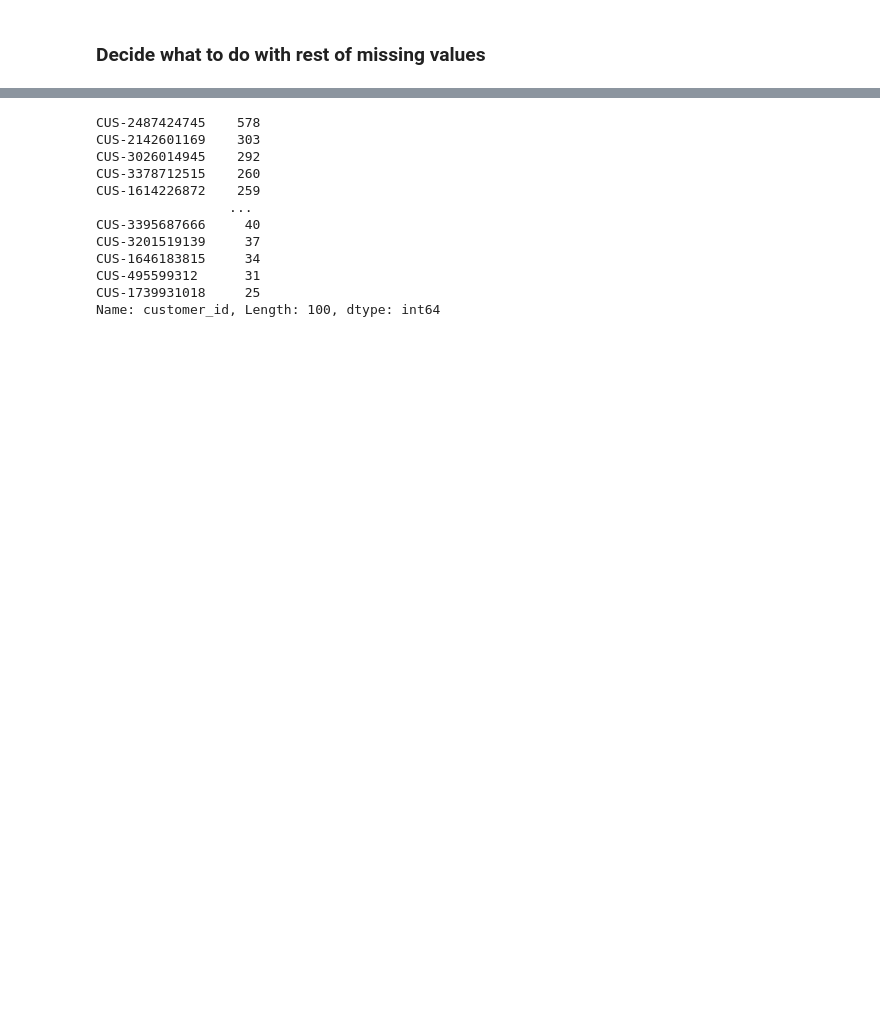
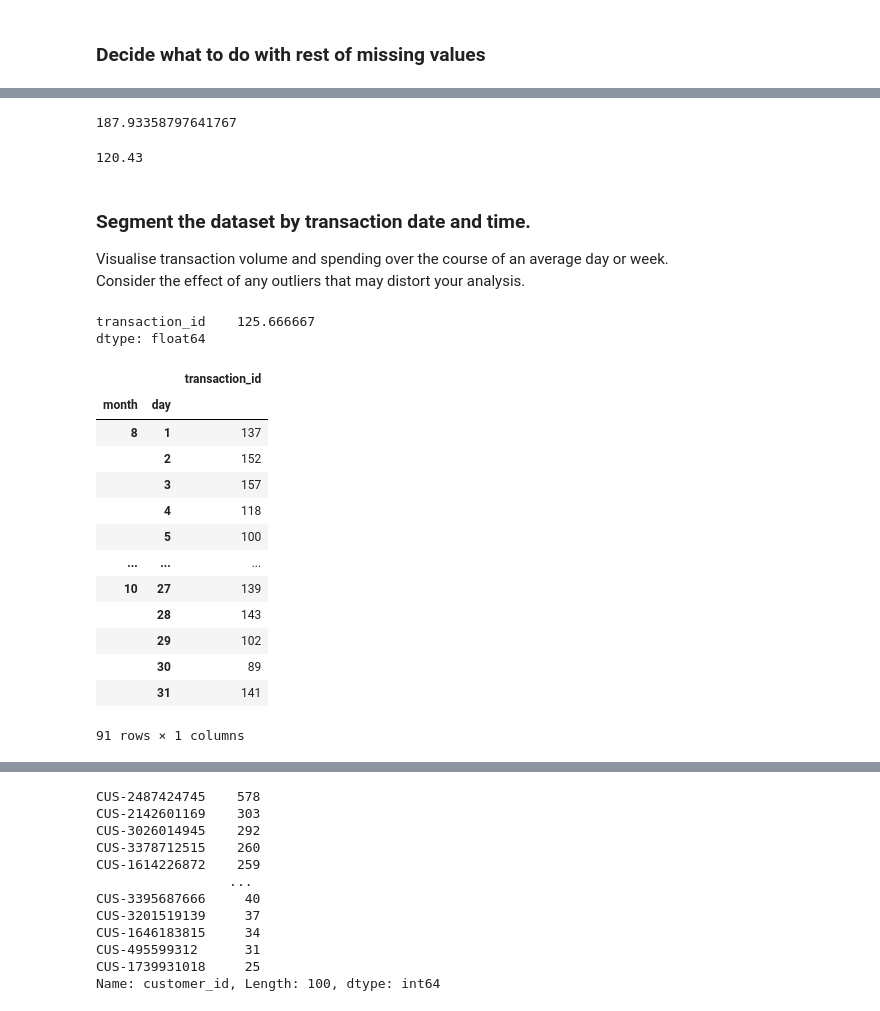
Before and after one commit to HHook/ANZ-virtual-internship, a Jupyter notebook: ANZ virtual internship EDA.ipynb, the cells around one changed output, grey strips where cells are left out. Drawn from its saved outputs; the diff is of its cells as text; code cells hidden in the pictures; blank space fills up the shorter version.

```diff
--- a/ANZ virtual internship EDA.ipynb
+++ b/ANZ virtual internship EDA.ipynb
@@ -235,0 +273,36 @@ df[['merchant_state', 'merchant_suburb', 'card_present_flag', 'merchant_long_lat
+# %%
+# Average transaction amount
+df['amount'].mean()
+# %% [output]
+187.93358797641767
+# %%
+# How many transactions do customers make each month, on average?
+df.groupby('customer_id')['transaction_id'].count().mean()
+# %% [output]
+120.43
+# %% [markdown]
+### Segment the dataset by transaction date and time.
+Visualise transaction volume and spending over the course of an average day or week.
+Consider the effect of any outliers that may distort your analysis.
+# %%
+df[df['day']==1].groupby(['month', 'day']).agg({'transaction_id':'size'}).mean()
+# %% [output]
+transaction_id    125.666667
+dtype: float64
+# %%
+df.groupby(['month', 'day']).agg({'transaction_id':'size'})
+# %% [output]
+|  |  | transaction_id |
+| month | day |  |
+| 8 | 1 | 137 |
+|  | 2 | 152 |
+|  | 3 | 157 |
+|  | 4 | 118 |
+|  | 5 | 100 |
+| ... | ... | ... |
+| 10 | 27 | 139 |
+|  | 28 | 143 |
+|  | 29 | 102 |
+|  | 30 | 89 |
+|  | 31 | 141 |
+91 rows × 1 columns
```
Also changed, not shown: parts of 12 cells of this notebook, 1 other file.
